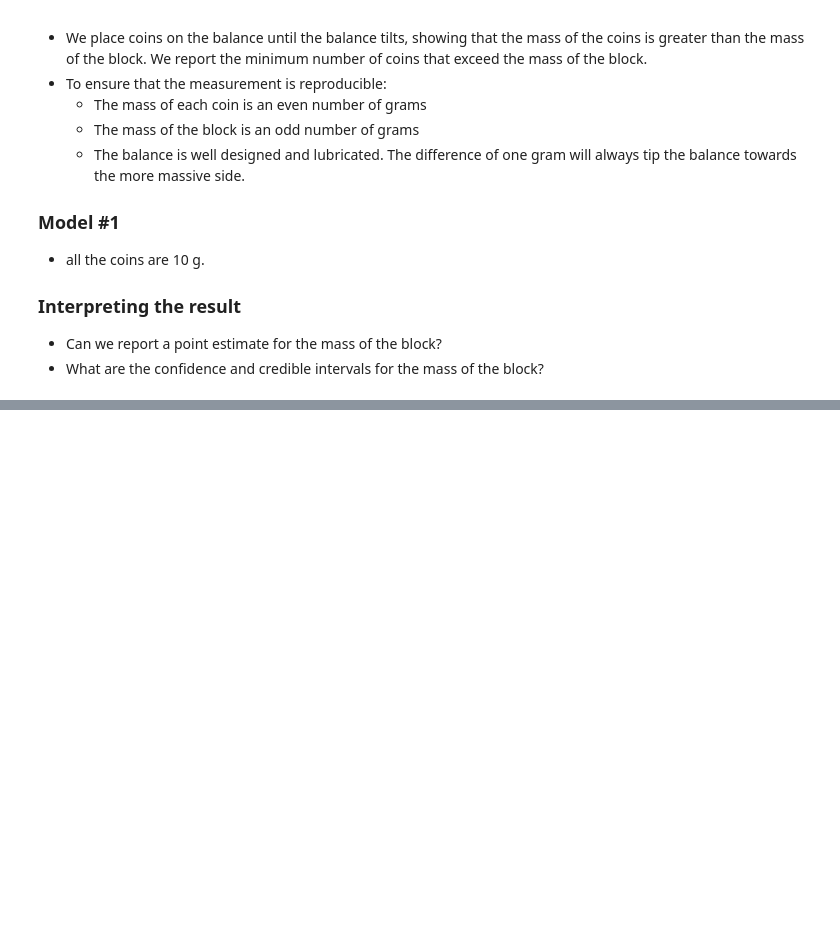
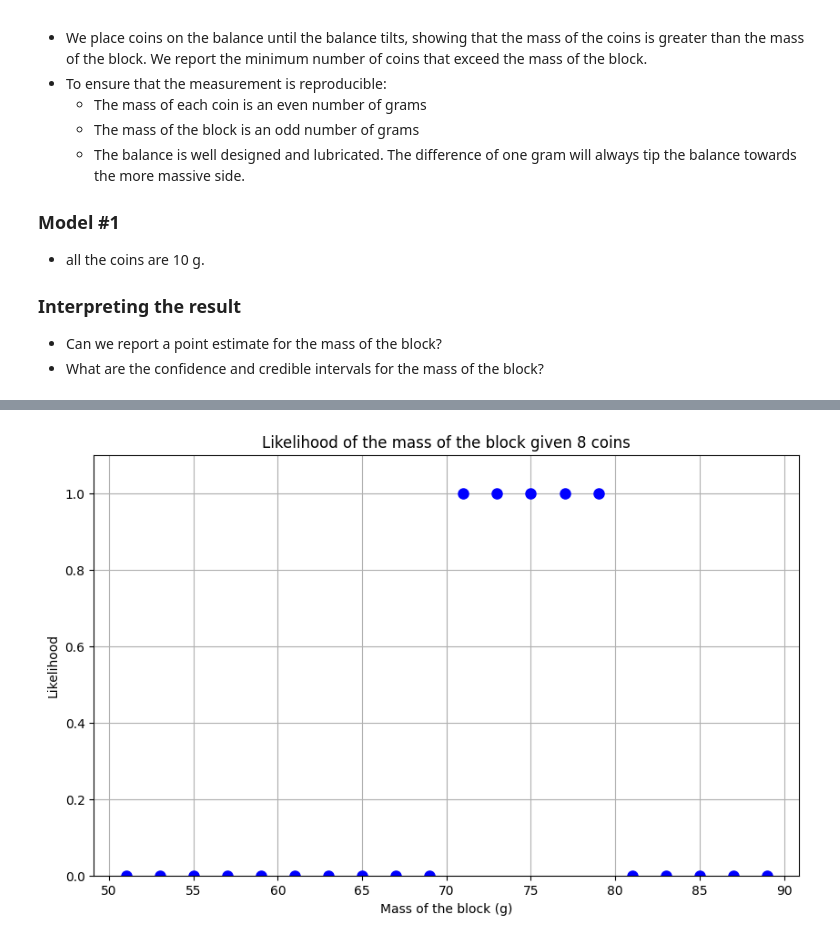
Before and after one commit to deankarlen/trisep_stats, a Jupyter notebook: notebooks/discrete_A.ipynb, the cells around one changed output, grey strips where cells are left out. Drawn from its saved outputs; the diff is of its cells as text; code cells hidden in the pictures; blank space fills up the shorter version.

```diff
--- a/notebooks/discrete_A.ipynb
+++ b/notebooks/discrete_A.ipynb
@@ -28,8 +64,43 @@ import matplotlib.pyplot as plt
 # %%
 # Step 4: Define a likelihood function for the mass of the block
 
+def likelihood_function(m_block, data):
+    """
+    Calculate the likelihood of the data given the mass of the block.
+
+    Parameters:
+    m_block (int): Mass of the block in grams.
+    data (int): Number of coins used..
+
+    Returns:
+    float: Likelihood of the data given the mass of the block.
+    """
+    # Assuming a simple model where the likelihood is 1 if the number of coins matches
+    # and 0 otherwise. This is a simplification for demonstration purposes.
+    return 1.0 if data == number_of_coins(m_block, 10) else 0.0
 
 # Plot the likelihood function for a measurement of 8 coins
+
+data = 8  # number of coins that exceeded the mass of the block
+m_block_range = np.arange(51, 90, 2)  # odd block masses from 51 to 89 g
+m_blocks = []
+likelihoods = []
+for m_block in m_block_range:
+    likelihood = likelihood_function(m_block, data)
+    m_blocks.append(m_block)
+    likelihoods.append(likelihood)
+
+# Make a plot
+plt.figure(figsize=(10, 6))
+plt.plot(m_blocks, likelihoods, 'bo', markersize=8)
+plt.title("Likelihood of the mass of the block given 8 coins")
+plt.xlabel("Mass of the block (g)")
+plt.ylabel("Likelihood")
+plt.grid()
+plt.ylim(0, max(likelihoods) * 1.1)
+plt.show()
+# %% [output]
+[figure, added]
 # %%
 # Step 5: Define the posterior probability distribution for the mass of the block
 # -> refer to the posterior_probability.ipynb notebook for an explanation of posterior probability
```
Also changed, not shown: parts of 4 cells of this notebook, 2 other files.
